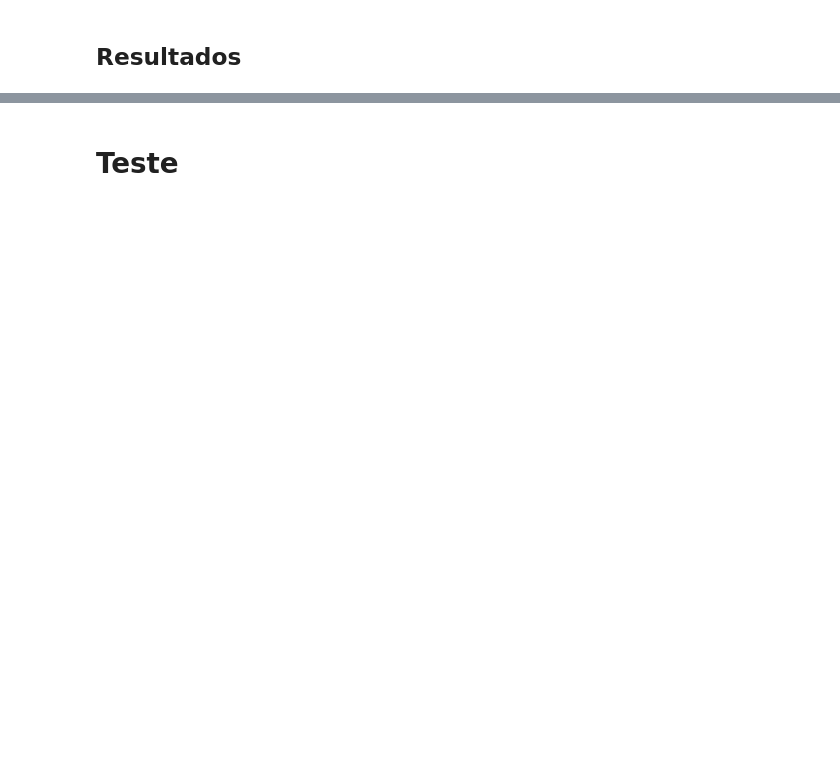
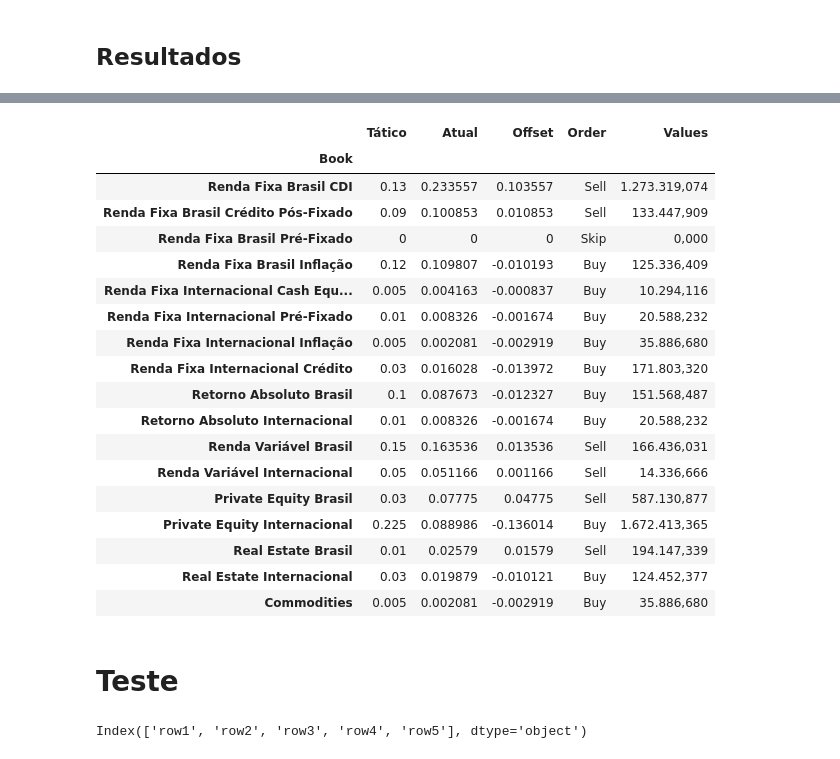
Before and after one commit to GabrielYamashita/PFE, a Jupyter notebook: Entrega Final.ipynb, the cells around one changed output, grey strips where cells are left out. Saved outputs shown, nothing was run; the diff lists cells and outputs as text; code cells hidden in the pictures; blank space fills up the shorter version.

```diff
--- a/Entrega Final.ipynb
+++ b/Entrega Final.ipynb
@@ -279,13 +282,13 @@ dfRebalance
 # %% [markdown]
 Dataframe de Análise do Portfólio
 # %%
-result = dfPolitica1[['Book', 'Tático', 'Atual']]
-result['Offset'] = result['Atual'] - result['Tático']
+resultPortfolio = dfPolitica1[['Book', 'Tático', 'Atual']]
+resultPortfolio['Offset'] = resultPortfolio['Atual'] - resultPortfolio['Tático']
 
-result = result[['Book', 'Tático', 'Atual', 'Offset']]
-result.set_index('Book', inplace=True)
+resultPortfolio = resultPortfolio[['Book', 'Tático', 'Atual', 'Offset']]
+resultPortfolio.set_index('Book', inplace=True)
 
-result
+resultPortfolio
 # %% [output]
 |  | Tático | Atual | Offset |
 | Book |  |  |  |
@@ -312,7 +315,7 @@ result
 retTatico = dfRetornos1.copy()
 retTatico.set_index('Data', inplace=True)
 
-for index, row in result.iterrows():
+for index, row in resultPortfolio.iterrows():
     book = index
     currentPerc = row['Tático']
     # print(book, currentPerc, retTatico[book])
@@ -326,7 +329,7 @@ retTatico['Retorno Tático'] = retTatico.sum(axis=1)
 retAtual = dfRetornos1.copy()
 retAtual.set_index('Data', inplace=True)
 
-for index, row in result.iterrows():
+for index, row in resultPortfolio.iterrows():
     book = index
     currentPerc = row['Atual']
 
@@ -594,7 +744,7 @@ print(f"[Portfolio Value]\n- {pValue}\n")
 
 acoes = []
 values = []
-for index, row in result.iterrows():
+for index, row in resultPortfolio.iterrows():
     if row['Offset'] > 0:
         acao = 'Sell'
     elif row['Offset'] <  0:
@@ -613,5 +763,5 @@ f'''[{index}]
     acoes.append(acao)
     values.append(price)
 
-result['Order'] = acoes
-result['Values'] = values
+resultPortfolio['Order'] = acoes
+resultPortfolio['Values'] = values
@@ -618,4 +786,33 @@ result['Values'] = values
 # %%
-result
+resultPortfolio
+# %% [output]
+|  | Tático | Atual | Offset | Order | Values |
+| Book |  |  |  |  |  |
+| Renda Fixa Brasil CDI | 0.13 | 0.233557 | 0.103557 | Sell | 1.273.319,074 |
+| Renda Fixa Brasil Crédito Pós-Fixado | 0.09 | 0.100853 | 0.010853 | Sell | 133.447,909 |
+| Renda Fixa Brasil Pré-Fixado | 0 | 0 | 0 | Skip | 0,000 |
+| Renda Fixa Brasil Inflação | 0.12 | 0.109807 | -0.010193 | Buy | 125.336,409 |
+| Renda Fixa Internacional Cash Equ... | 0.005 | 0.004163 | -0.000837 | Buy | 10.294,116 |
+| Renda Fixa Internacional Pré-Fixado | 0.01 | 0.008326 | -0.001674 | Buy | 20.588,232 |
+| Renda Fixa Internacional Inflação | 0.005 | 0.002081 | -0.002919 | Buy | 35.886,680 |
+| Renda Fixa Internacional Crédito | 0.03 | 0.016028 | -0.013972 | Buy | 171.803,320 |
+| Retorno Absoluto Brasil | 0.1 | 0.087673 | -0.012327 | Buy | 151.568,487 |
+| Retorno Absoluto Internacional | 0.01 | 0.008326 | -0.001674 | Buy | 20.588,232 |
+| Renda Variável Brasil | 0.15 | 0.163536 | 0.013536 | Sell | 166.436,031 |
+| Renda Variável Internacional | 0.05 | 0.051166 | 0.001166 | Sell | 14.336,666 |
+| Private Equity Brasil | 0.03 | 0.07775 | 0.04775 | Sell | 587.130,877 |
+| Private Equity Internacional | 0.225 | 0.088986 | -0.136014 | Buy | 1.672.413,365 |
+| Real Estate Brasil | 0.01 | 0.02579 | 0.01579 | Sell | 194.147,339 |
+| Real Estate Internacional | 0.03 | 0.019879 | -0.010121 | Buy | 124.452,377 |
+| Commodities | 0.005 | 0.002081 | -0.002919 | Buy | 35.886,680 |
 # %% [markdown]
 # Teste
+# %%
+data = {'A': [1, 2, 3, 4, 5], 'B': [6, 7, 8, 9, 10]}
+df = pd.DataFrame(data, index=['row1', 'row2', 'row3', 'row4', 'row5'])
+
+# Get the values of the first 5 indices
+first_5_values = df.index[:5]
+first_5_values
+# %% [output]
+Index(['row1', 'row2', 'row3', 'row4', 'row5'], dtype='object')
```
Also changed, not shown: parts of 35 cells of this notebook, 1 other file.
